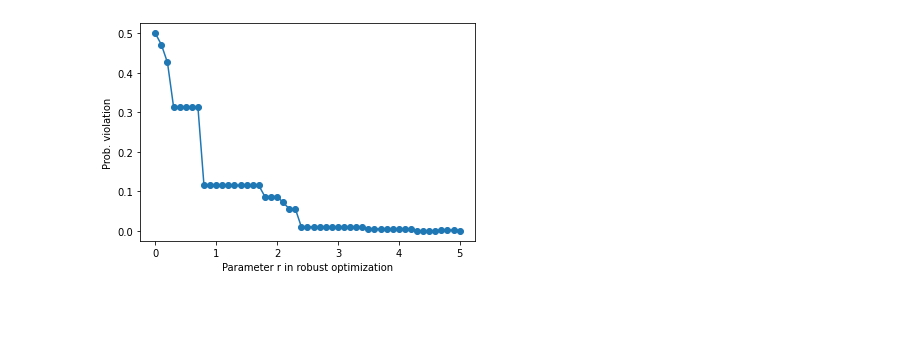
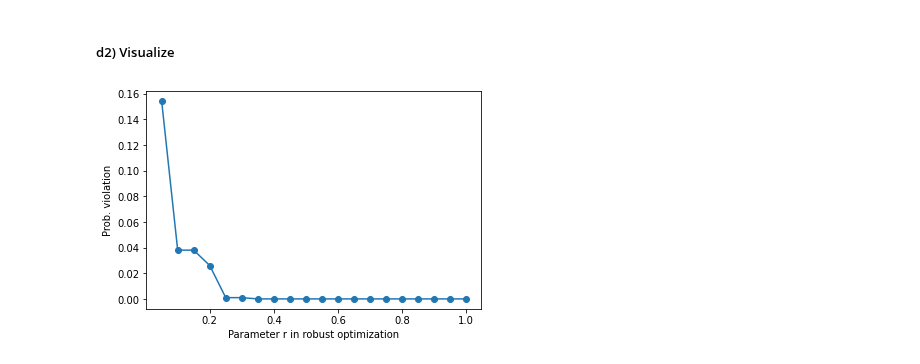
Before and after one commit to novialistiyani/ro-tutorial, a Jupyter notebook: ro_tutorial.ipynb, the cells around one changed output. Cells and saved outputs as stored; diff of their text form; code cells hidden in the pictures; blank space fills up the shorter version.

```diff
--- a/ro_tutorial.ipynb
+++ b/ro_tutorial.ipynb
@@ -242,9 +279,11 @@ from rsome import ro
 from rsome import ort_solver as ort
 import rsome as rso
 # %%
-N = len(values)
 capacities_ro = capacities[0]
-
 values_ro = np.array(values)
 weights_ro = np.array(weights[0])
 delta_ro = 0.2 * weights_ro
+
+# for probability simulation later
+step = 0.05
+rs = np.arange(0.05, 1.0 + step, step)
@@ -269,12 +317,0 @@ def robust(r):
-# %%
-def sim(x_sol, zs):
-    """
-    The function sim is for calculating the probability of violation
-    via simulations.
-        x_sol: solution of the Knapsack problem
-        zs: random sample of the random variable z
-    """
-
-    weights_sample_ro = weights_ro + zs*delta   # random samples of uncertain weights
-
-    return (weights_sample_ro @ x_sol > capacities_ro).mean()
@@ -280,0 +396,6 @@ def sim(x_sol, zs):
+# %%
+def sim(x_sol, zs):
+
+    weights_sample = (weights + zs*delta).astype('int')
+
+    return (weights_sample @ x_sol > capacities).mean()
@@ -281,9 +404,6 @@ def sim(x_sol, zs):
 # %%
-step = 0.1
-rs = np.arange(0, 5+step, step)
-
-"""Robust optimization"""
-outputs_rb = [robust(r) for r in rs]
-computed_value_ro = [output[0] for output in outputs_rb]
-total_weight_ro = [(output[1] * weights_ro).sum() for output in outputs_rb]
-prob_violation_ro = [sim(output[1], zs) for output in outputs_rb]
+outputs_rb = [rsome_solver(values_ro, weights_ro, capacities_ro, r, is_detail=True) for r in rs]
+total_value_prob_rsome = [output[0] for output in outputs_rb]
+total_weight_prob_rsome = [output[1] for output in outputs_rb]
+total_packed_weight_prob_rsome = [output[2] for output in outputs_rb]
+prob_violation_prob_rsome = [sim(np.where(np.array(output[2]) > 0, 1, 0), zs) for output in outputs_rb]
@@ -322,8 +421,10 @@ df_ro
+# %% [markdown]
+##### d2) Visualize
 # %%
-plt.scatter(rs, prob_violation_ro, marker='o')
-plt.plot(rs, prob_violation_ro)
+plt.scatter(rs, prob_violation_prob_rsome, marker='o')
+plt.plot(rs, prob_violation_prob_rsome)
 plt.xlabel('Parameter r in robust optimization')
 plt.ylabel('Prob. violation')
 plt.show()
 # %% [output]
-[figure, old version]
+[figure, new version]
```
Also changed, not shown: parts of 60 cells of this notebook, 1 other file.
